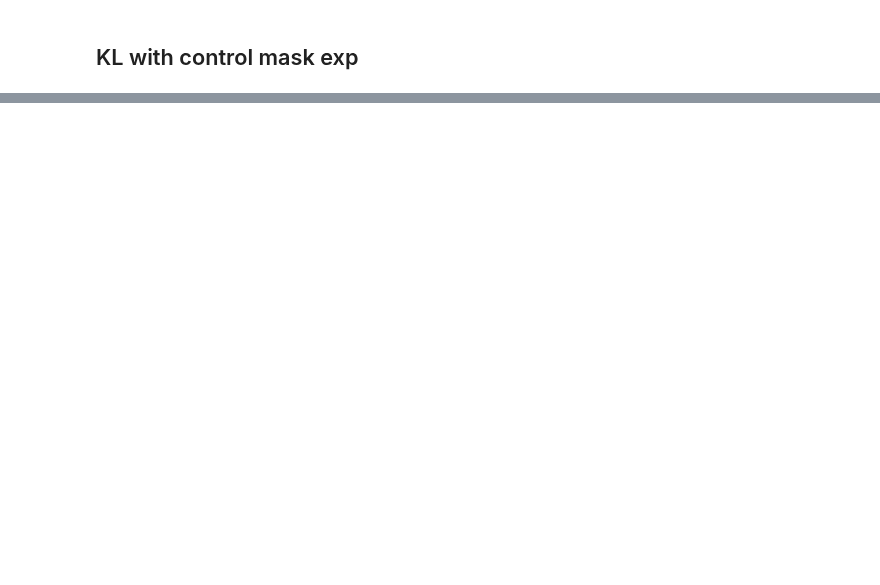
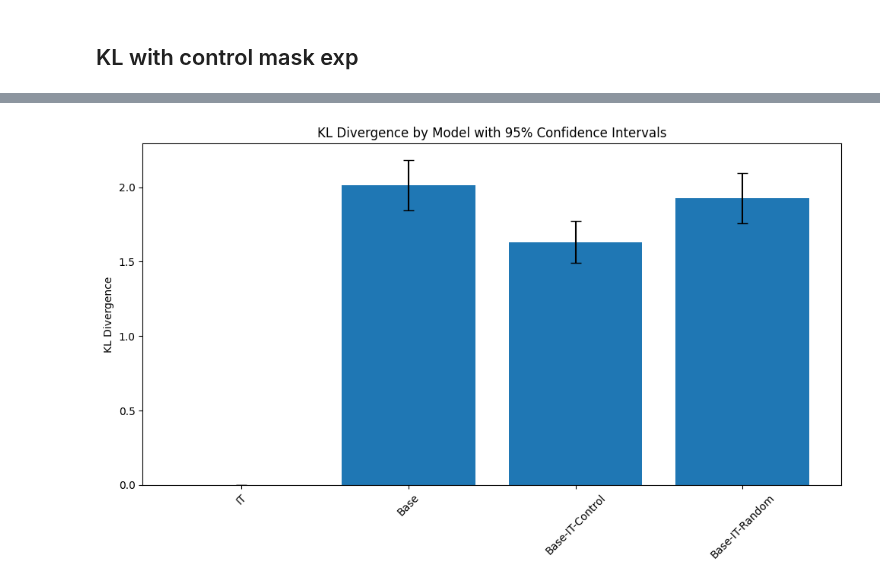
Before and after one commit to science-of-finetuning/sparsity-artifacts-crosscoders, a Jupyter notebook: notebooks/norm_diff.ipynb, the cells around one changed output, grey strips where cells are left out. Saved outputs shown, nothing was run; the diff lists cells and outputs as text; code cells hidden in the pictures; blank space fills up the shorter version.

```diff
--- a/notebooks/norm_diff.ipynb
+++ b/notebooks/norm_diff.ipynb
@@ -8,8 +10,10 @@ lmsys_test = load_dataset("Butanium/lmsys-chat-test-set-gemma")
 %autoreload 2
 # %%
 from nnterp import load_model
-it_model = load_model("google/gemma-2-2b-it", device_map="cuda:0", dispatch=True, tokenizer_kwargs={"padding_side": "right"})
-base_model = load_model("google/gemma-2-2b", device_map="cuda:1", dispatch=True, tokenizer_kwargs={"padding_side": "right"})
+device_it = "cuda:0"
+device_base = "cuda:1"
+it_model = load_model("google/gemma-2-2b-it", device_map=device_it, dispatch=True, tokenizer_kwargs={"padding_side": "right"})
+base_model = load_model("google/gemma-2-2b", device_map=device_base, dispatch=True, tokenizer_kwargs={"padding_side": "right"})
 template_file = "../templates/gemma_chat_template.jinja"
 with open(template_file, "r") as f:
     template = f.read()
@@ -442,0 +540,23 @@ HTML(activation_visualization(it_model.tokenizer.convert_ids_to_tokens(batch["in
+# %%
+
+# Convert results to numpy arrays for plotting
+kl_data = {name: np.array(values) for name, values in results_kl.items()}
+
+# Calculate means and confidence intervals
+means = {name: np.mean(values) for name, values in kl_data.items()}
+cis = {
+    name: 1.96 * np.std(values) / np.sqrt(len(values))
+    for name, values in kl_data.items()
+}
+
+# Create bar plot with error bars
+plt.figure(figsize=(10, 6))
+x = np.arange(len(means))
+plt.bar(x, list(means.values()), yerr=list(cis.values()), capsize=5)
+plt.xticks(x, list(means.keys()), rotation=45)
+plt.ylabel("KL Divergence")
+plt.title("KL Divergence by Model with 95% Confidence Intervals")
+plt.tight_layout()
+plt.show()
+# %% [output]
+[figure, added]
```
Also changed, not shown: parts of 2 cells of this notebook.
